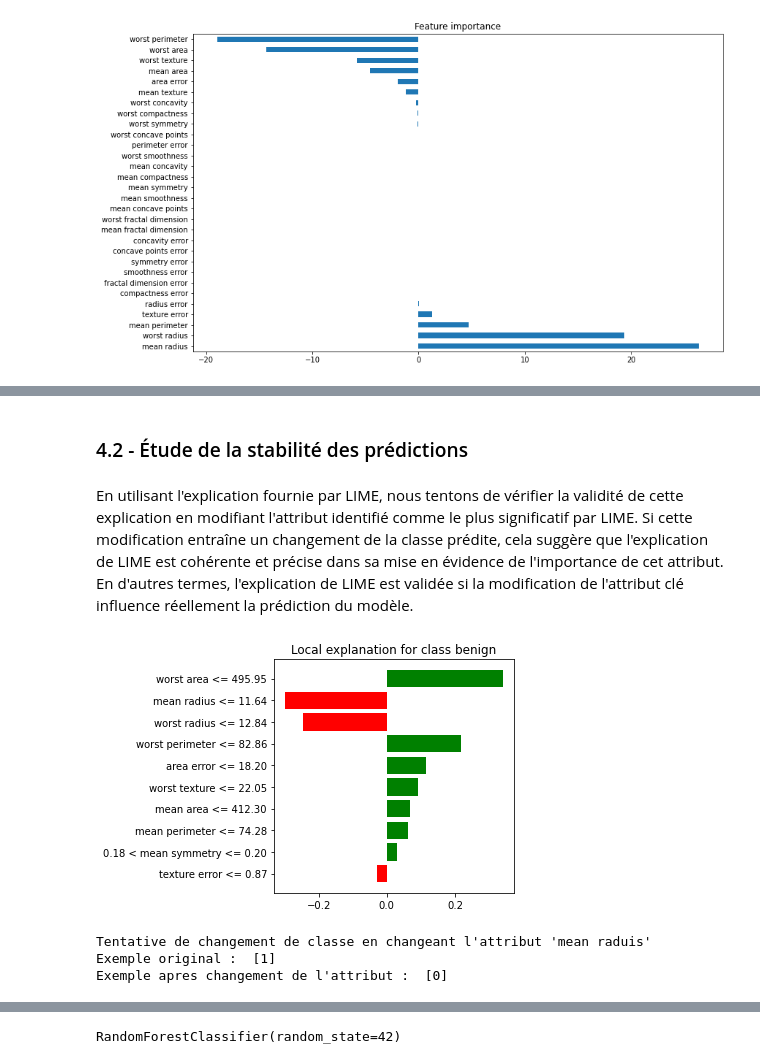
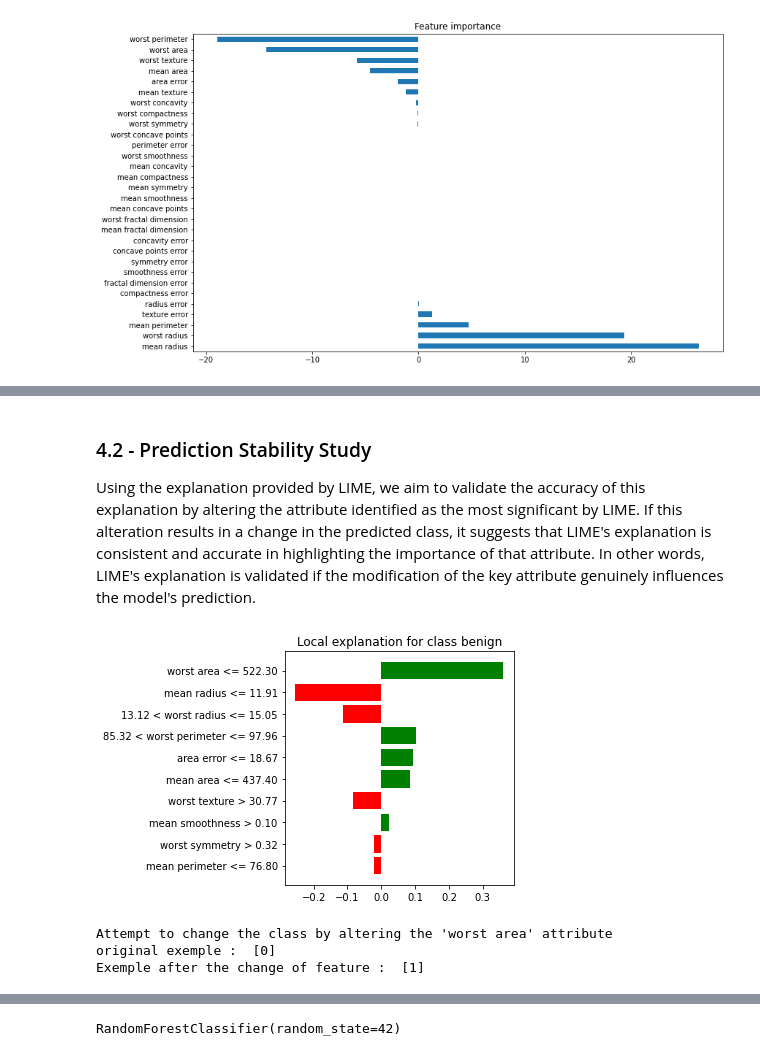
Before and after one commit to AmineYK/Explainable-Artificial-Intelligence, a Jupyter notebook: LIME.ipynb, the cells around one changed output, grey strips where cells are left out. Cells and saved outputs as stored; diff of their text form; code cells hidden in the pictures.

```diff
--- a/LIME.ipynb
+++ b/LIME.ipynb
@@ -204,28 +200,28 @@ plt.show
-# %% [markdown]
-### 4.2 - Étude de la stabilité des prédictions
 # %% [markdown]
-En utilisant l'explication fournie par LIME, nous tentons de vérifier la validité de cette explication en modifiant l'attribut identifié comme le plus significatif par LIME. Si cette modification entraîne un changement de la classe prédite, cela suggère que l'explication de LIME est cohérente et précise dans sa mise en évidence de l'importance de cet attribut. En d'autres termes, l'explication de LIME est validée si la modification de l'attribut clé influence réellement la prédiction du modèle.
+### 4.2 - Prediction Stability Study
+
+Using the explanation provided by LIME, we aim to validate the accuracy of this explanation by altering the attribute identified as the most significant by LIME. If this alteration results in a change in the predicted class, it suggests that LIME's explanation is consistent and accurate in highlighting the importance of that attribute. In other words, LIME's explanation is validated if the modification of the key attribute genuinely influences the model's prediction.
 # %%
 sample = 14
 exp = explainer.explain_instance(X_test[sample], logreg.predict_proba, num_features=num_features)
 exp.as_pyplot_figure()
 plt.tight_layout()
 plt.show()
 
-print("Tentative de changement de classe en changeant l'attribut 'mean raduis' ")
+print("Attempt to change the class by altering the 'worst area' attribute")
 sample_copy = copy.deepcopy(X_test[sample])
 
-feat_indice2 = np.where(feature_names == 'mean radius')[0][0]
+feat_indice2 = np.where(feature_names == 'worst area')[0][0]
 
 sample_copy[feat_indice2] = -X_test[sample][feat_indice2]
 
-print("Exemple original : ",logreg.predict([X_test[sample]]))
-print("Exemple apres changement de l'attribut : ",logreg.predict([sample_copy]))
+print("original exemple : ",logreg.predict([X_test[sample]]))
+print("Exemple after the change of feature : ",logreg.predict([sample_copy]))
 # %% [output]
-[figure, old version]
+[figure, new version]
-Tentative de changement de classe en changeant l'attribut 'mean raduis'
-Exemple original :  [1]
-Exemple apres changement de l'attribut :  [0]
+Attempt to change the class by altering the 'worst area' attribute
+original exemple :  [0]
+Exemple after the change of feature :  [1]
 # %%
 sample = 96
 exp = explainer.explain_instance(X_test[sample], logreg.predict_proba, num_features=num_features)
```
Also changed, not shown: parts of 35 cells of this notebook.
